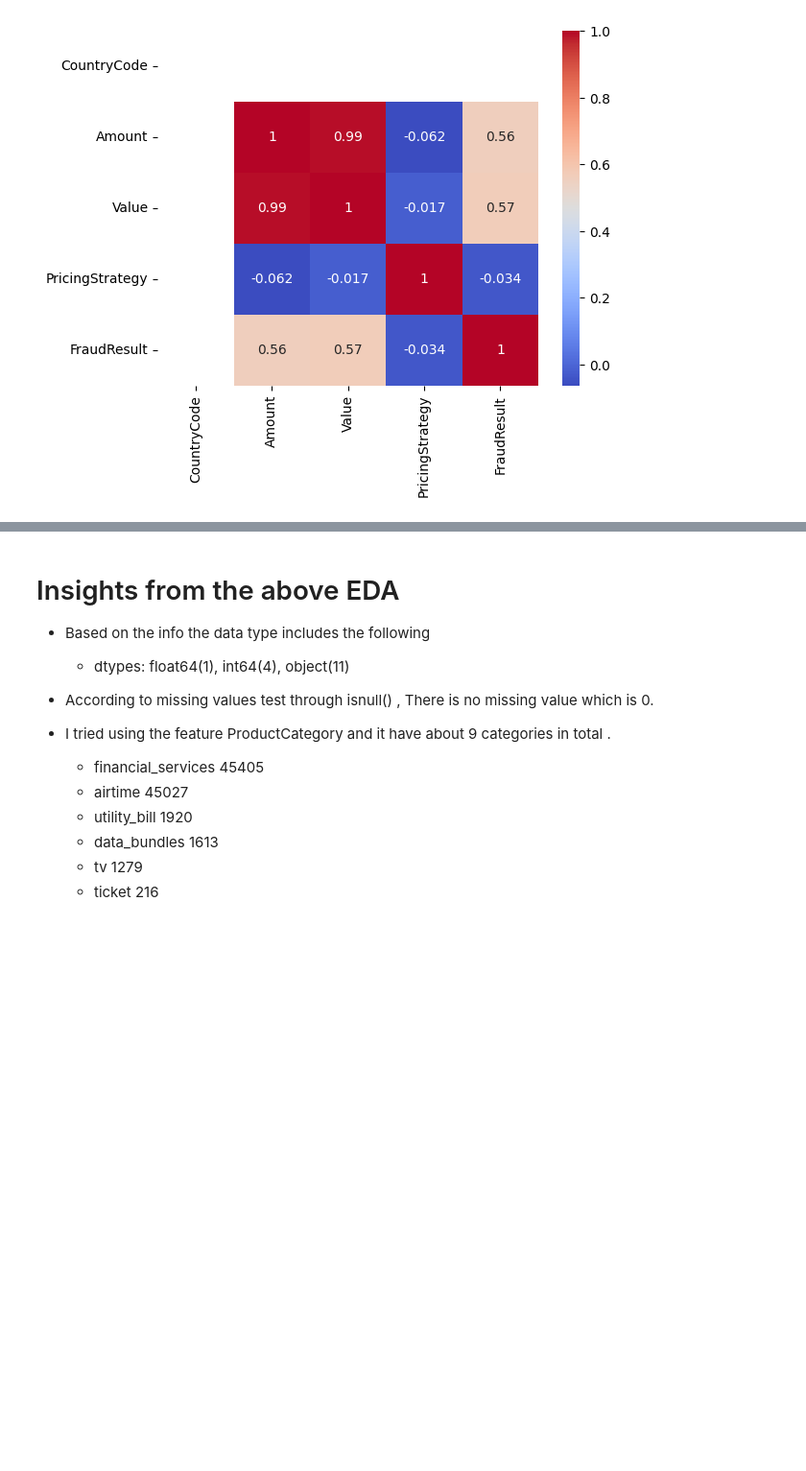
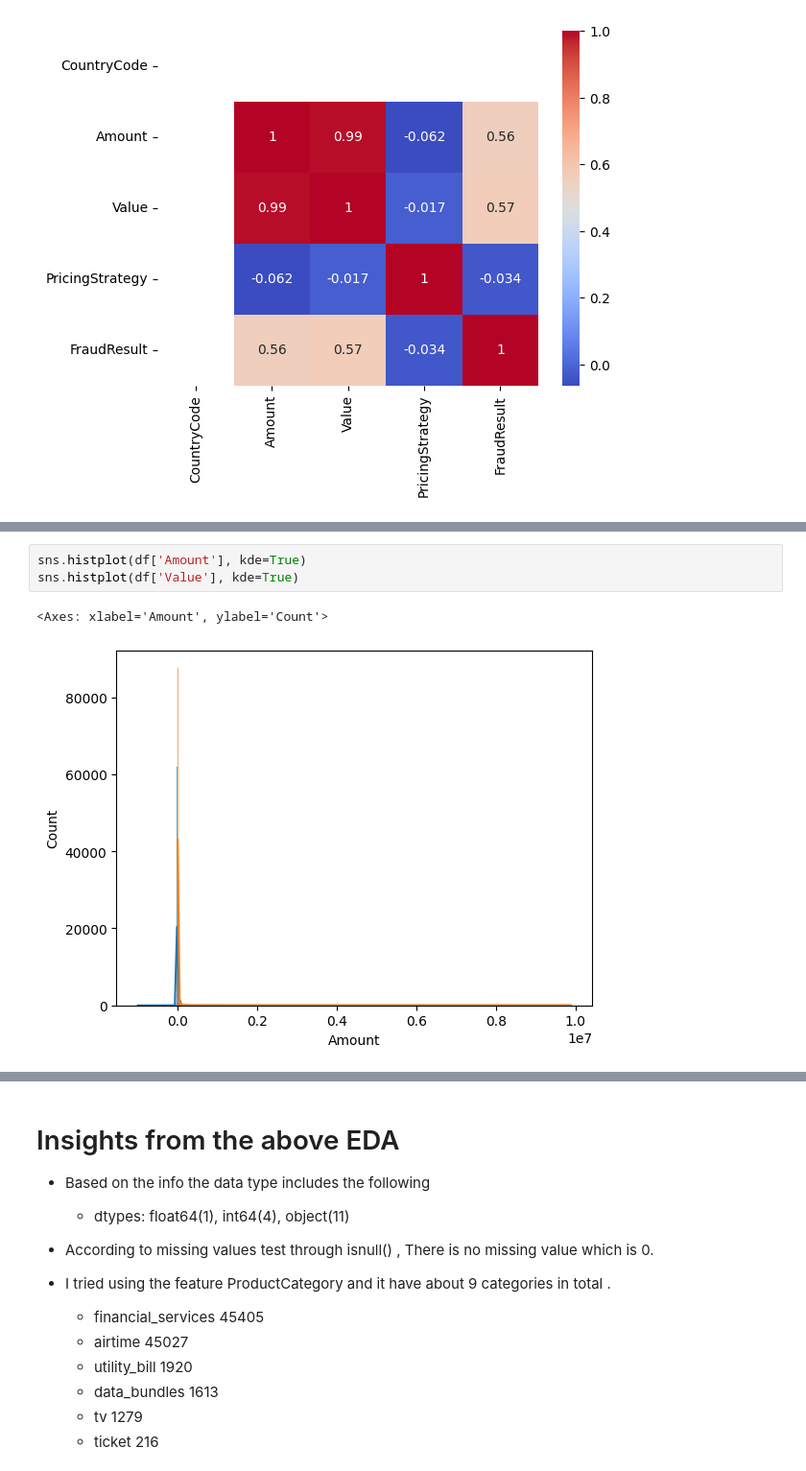
Before and after one commit to linat117/Credit-Risk-Probability-Model-for-Alternative-Data, a Jupyter notebook: notebooks/eda.ipynb, the cells around one changed output, grey strips where cells are left out. Shown: that part at 96% size. Saved outputs shown, nothing was run; the diff lists cells and outputs as text; blank space fills up the shorter version.

```diff
--- a/notebooks/eda.ipynb
+++ b/notebooks/eda.ipynb
@@ -100,0 +116,6 @@ sns.heatmap(numeric_df.corr(), annot=True, cmap='coolwarm')
+# %%
+sns.histplot(df['Amount'], kde=True)
+sns.histplot(df['Value'], kde=True)
+# %% [output]
+<Axes: xlabel='Amount', ylabel='Count'>
+[figure, added]
```
Also changed, not shown: parts of 4 cells of this notebook, 1 other file.
